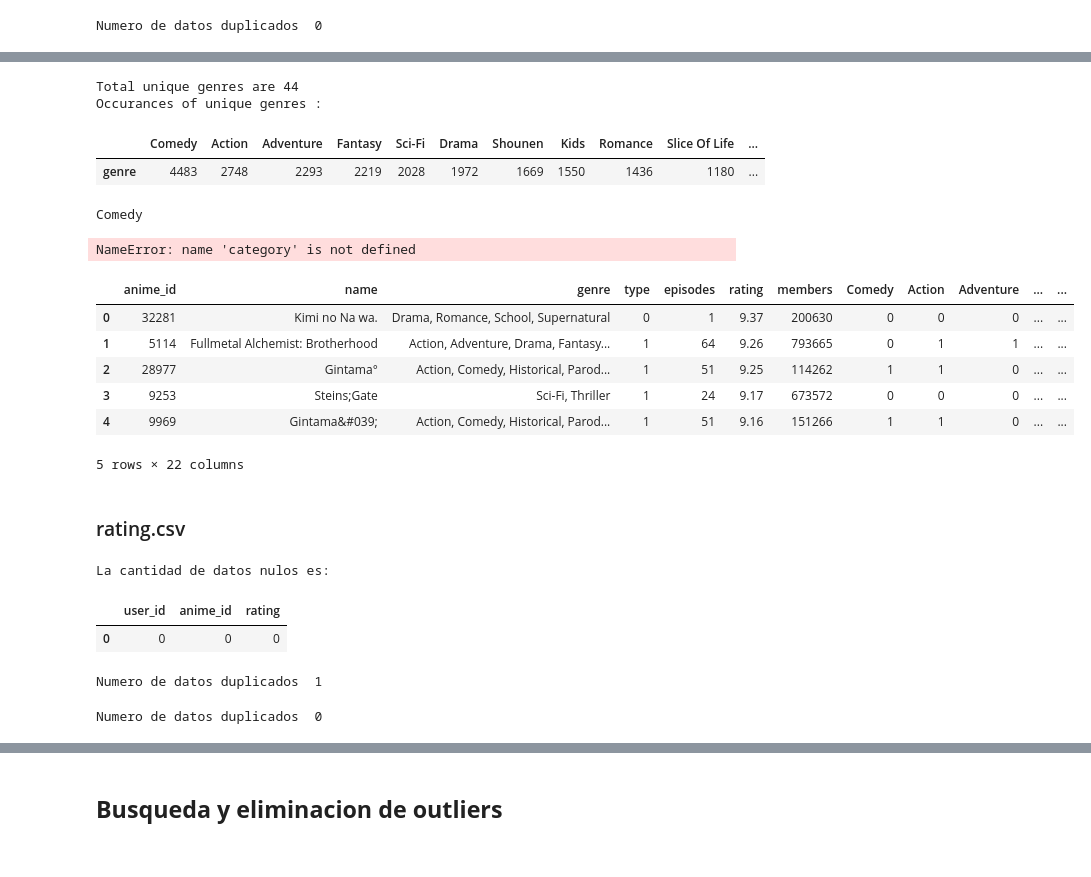
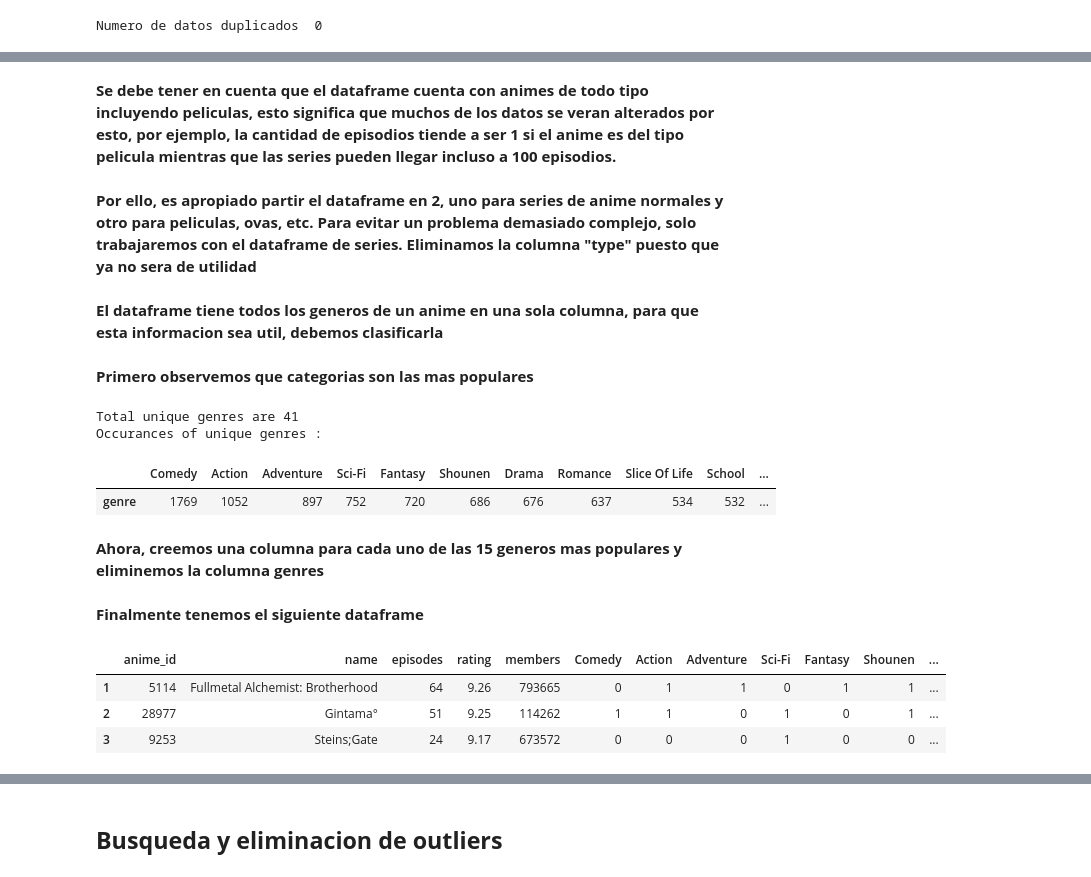
Before and after one commit to 1KVueltasAlCampo/AI-anime-recomendation, a Jupyter notebook: 2daEntrega/Codigo/EDARecomendacionAnime.ipynb, the cells around one changed output, grey strips where cells are left out. Cells and saved outputs as stored; diff of their text form; code cells hidden in the pictures.

```diff
--- a/2daEntrega/Codigo/EDARecomendacionAnime.ipynb
+++ b/2daEntrega/Codigo/EDARecomendacionAnime.ipynb
@@ -115,4 +105,3 @@ Se encontraron  464  valores nulos
 # %%
-dfAnime=dfAnime.drop(nullValues)
-dfAnime['episodes'] = dfAnime['episodes'].astype(int)
-dfAnime.info()
+dfAnime=dfAnime.dropna()
+dfRating = dfRating[dfRating.rating != -1]
@@ -136,7 +113,3 @@ duplicados = dfAnime[dfAnime.duplicated()].shape[0]
 print("Numero de datos duplicados ",duplicados)
 # %% [output]
 Numero de datos duplicados  0
-# %%
-#Convirtamos type en una variable de numeros enteros para poder usar histogramas a futuro
-dfAnime=dfAnime.replace({'Movie': '0', 'TV': '1','OVA':'2','ONA':'2','Special':'3','Music':'4'})
-dfAnime['type'] = dfAnime['type'].astype(int)
@@ -152,5 +134,21 @@ dfAnime.head(5)
+# %%
+dfAnime['episodes'] = dfAnime['episodes'].astype(int)
+dfAnime=dfAnime.replace({'Movie': '0', 'TV': '1','OVA':'2','ONA':'2','Special':'3','Music':'4'})
+dfAnime['type'] = dfAnime['type'].astype("category")
+# %% [markdown]
+**Se debe tener en cuenta que el dataframe cuenta con animes de todo tipo incluyendo peliculas, esto significa que muchos de los datos se veran alterados por esto, por ejemplo, la cantidad de episodios tiende a ser 1 si el anime es del tipo pelicula mientras que las series pueden llegar incluso a 100 episodios.**
+# %% [markdown]
+**Por ello, es apropiado partir el dataframe en 2, uno para series de anime normales y otro para peliculas, ovas, etc.
+Para evitar un problema demasiado complejo, solo trabajaremos con el dataframe de series. Eliminamos la columna "type" puesto que ya no sera de utilidad**
+# %%
+df_series = dfAnime.loc[dfAnime['type'] == '1']
+df_series = df_series.drop('type',axis=1)
+# %% [markdown]
+**El dataframe tiene todos los generos de un anime en una sola columna, para que esta informacion sea util, debemos clasificarla**
+# %% [markdown]
+**Primero observemos que categorias son las mas populares**
 # %%
-genreCount = dfAnime[["genre"]]
+genreCount = df_series[["genre"]]
 genreCount["genre"] = genreCount["genre"].str.split(", | , | ,")
 genreCount = genreCount.explode("genre")
 genreCount["genre"] = genreCount["genre"].str.title()
@@ -159,9 +157,11 @@ print(f'Total unique genres are {len(genreCount["genre"].unique())}')
 print(f'Occurances of unique genres :')
 genreCount["genre"].value_counts().to_frame().T.style.set_properties(**{"background-color": "#2a9d8f","color":"white","border": "1.5px  solid black"})
 # %% [output]
-Total unique genres are 44
+Total unique genres are 41
 Occurances of unique genres :
-|  | Comedy | Action | Adventure | Fantasy | Sci-Fi | Drama | Shounen | Kids | Romance | Slice Of Life | ... |
-| genre | 4483 | 2748 | 2293 | 2219 | 2028 | 1972 | 1669 | 1550 | 1436 | 1180 | ... |
+|  | Comedy | Action | Adventure | Sci-Fi | Fantasy | Shounen | Drama | Romance | Slice Of Life | School | ... |
+| genre | 1769 | 1052 | 897 | 752 | 720 | 686 | 676 | 637 | 534 | 532 | ... |
+# %% [markdown]
+**Ahora, creemos una columna para cada uno de las 15 generos mas populares y eliminemos la columna genres**
 # %%
 def createNewColumn(colname):
@@ -175,29 +175,16 @@ def containsGenre(dfInfo,word):
 # %%
 #Partir aqui las categorias
 for i in range(15):
-    print(genreCount["genre"].value_counts().index.tolist()[i])
     createNewColumn(genreCount["genre"].value_counts().index.tolist()[i])
 
 #df['colF'] = df.apply(lambda row: categorise(row), axis=1)
-# %% [output]
-Comedy
-NameError: name 'category' is not defined
+# %% [markdown]
+**Finalmente tenemos el siguiente dataframe**
 # %%
-dfAnime.head(5)
+df_series = df_series.drop('genre',axis=1)
+df_series.head(3)
 # %% [output]
-|  | anime_id | name | genre | type | episodes | rating | members | Comedy | Action | Adventure | ... | ... |
-| 0 | 32281 | Kimi no Na wa. | Drama, Romance, School, Supernatural | 0 | 1 | 9.37 | 200630 | 0 | 0 | 0 | ... | ... |
-| 1 | 5114 | Fullmetal Alchemist: Brotherhood | Action, Adventure, Drama, Fantasy... | 1 | 64 | 9.26 | 793665 | 0 | 1 | 1 | ... | ... |
-| 2 | 28977 | Gintama° | Action, Comedy, Historical, Parod... | 1 | 51 | 9.25 | 114262 | 1 | 1 | 0 | ... | ... |
-| 3 | 9253 | Steins;Gate | Sci-Fi, Thriller | 1 | 24 | 9.17 | 673572 | 0 | 0 | 0 | ... | ... |
-| 4 | 9969 | Gintama&#039; | Action, Comedy, Historical, Parod... | 1 | 51 | 9.16 | 151266 | 1 | 1 | 0 | ... | ... |
+|  | anime_id | name | episodes | rating | members | Comedy | Action | Adventure | Sci-Fi | Fantasy | Shounen | ... |
+| 1 | 5114 | Fullmetal Alchemist: Brotherhood | 64 | 9.26 | 793665 | 0 | 1 | 1 | 0 | 1 | 1 | ... |
+| 2 | 28977 | Gintama° | 51 | 9.25 | 114262 | 1 | 1 | 0 | 1 | 0 | 1 | ... |
+| 3 | 9253 | Steins;Gate | 24 | 9.17 | 673572 | 0 | 0 | 0 | 1 | 0 | 0 | ... |
-5 rows × 22 columns
-# %% [markdown]
-### rating.csv
-# %%
-print("La cantidad de datos nulos es:")
-dfRating.isna().sum().to_frame().T.style.set_properties(**{"background-color": "#2a9d8f","color":"white","border": "1.5px  solid black"})
-# %% [output]
-La cantidad de datos nulos es:
-|  | user_id | anime_id | rating |
-| 0 | 0 | 0 | 0 |
@@ -207,11 +190,0 @@ dfRating = dfRating[dfRating.rating != -1]
-# %%
-duplicados = dfRating[dfRating.duplicated()].shape[0]
-print("Numero de datos duplicados ",duplicados)
-# %% [output]
-Numero de datos duplicados  1
-# %%
-dfRating.drop_duplicates(keep='first',inplace=True)
-duplicados = dfRating[dfRating.duplicated()].shape[0]
-print("Numero de datos duplicados ",duplicados)
-# %% [output]
-Numero de datos duplicados  0
```
Also changed, not shown: parts of 58 cells of this notebook.
